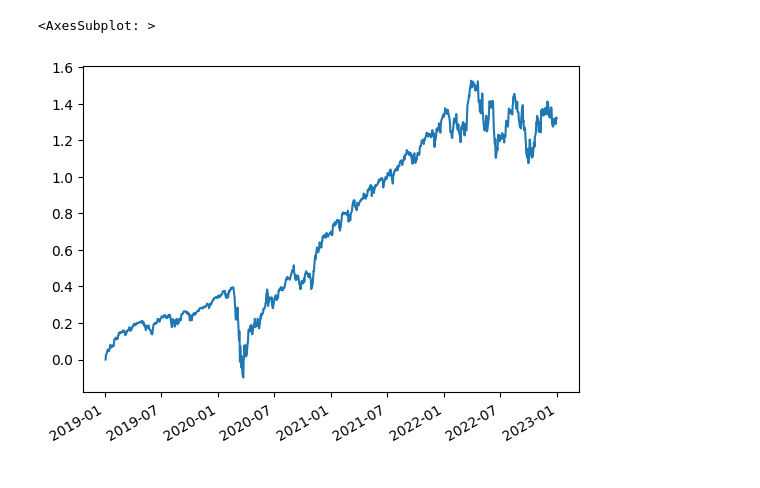
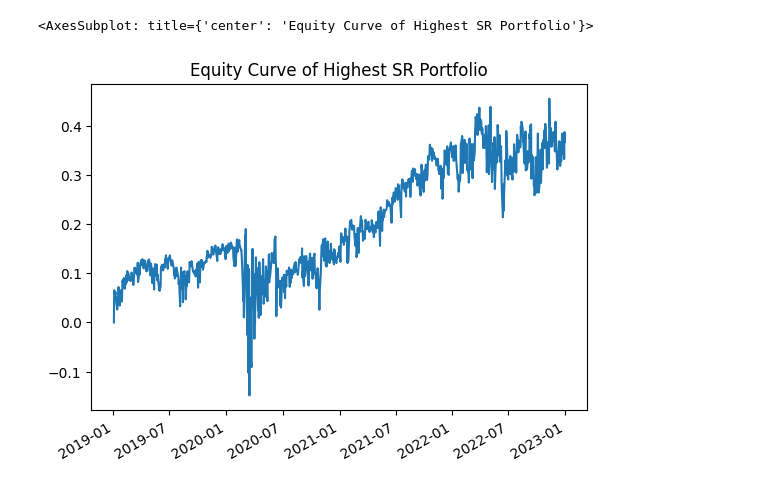
Before and after one commit to WilliamClintC/Deflated-Sharpe-Ratio, a Jupyter notebook: Main.ipynb, the cells around one changed output. Saved outputs shown, nothing was run; the diff lists cells and outputs as text; code cells hidden in the pictures.

```diff
--- a/Main.ipynb
+++ b/Main.ipynb
@@ -96,0 +116,36 @@ returns_to_equity(df_pfs_returns.sample(n=10, axis=1)).plot(figsize=(15, 10), le
+# %%
+
+etfs_returns = etf_sector_returns_normalized
+universe = etf_sector_returns.columns
+
+
+# Define methods
+def generate_random_weights():
+    l = [0.01, 0.25, 0.5, 0.75, 1]  # do not use 0, for avoiding zero division
+
+    random_weights = np.random.choice(l, size=(etfs_returns.shape), replace=True)
+    random_weights = np.divide(random_weights, random_weights.sum(axis=1)[:, None])
+
+    weights_df = pd.DataFrame(random_weights, index=etfs_returns.index, columns=etfs_returns.columns)
+
+    return weights_df
+def simulate(assets_returns, assets_weights):
+    assets_weights = assets_weights.ffill()
+    pf_returns = assets_returns.add(1).mul(assets_weights.shift(1)).sum(axis=1).sub(1)
+    pf_returns.iloc[0] = 0  # first day return is 0, because we do not have weights for yesterday
+    return pf_returns
+
+def returns_to_equity(returns):
+    equity = returns.add(1).cumprod().sub(1)
+    return equity
+# Run simulations
+M = 5000
+
+df_pfs_returns = pd.DataFrame()
+
+for i in tqdm(range(M)):
+    random_weights = generate_random_weights()
+    _pf_returns = simulate(etfs_returns, random_weights)
+    df_pfs_returns[i] = _pf_returns
+#Plot 10 random portfolios
+returns_to_equity(df_pfs_returns.sample(n=10, axis=1)).plot(figsize=(15, 10), legend=True, title='Sample of Random Portfolios')
@@ -97,17 +155,18 @@ returns_to_equity(df_pfs_returns.sample(n=10, axis=1)).plot(figsize=(15, 10), le
 # %%
 #We now have random portfolio alocations for industry sector ETFs
 # We look for highest SR and PSR
 ann_best_srs = ann_estimated_sharpe_ratio(df_pfs_returns).sort_values(ascending=False)
 prob_best_srs=probabilistic_sharpe_ratio(returns=df_pfs_returns, sr_benchmark=0).sort_values(ascending=False)
 ann_best_srs
 
 best_psr_pf_name = probabilistic_sharpe_ratio(returns=df_pfs_returns, sr_benchmark=0).sort_values(ascending=False).index[0]
 best_psr_pf_returns = df_pfs_returns[best_psr_pf_name]
 best_psr_pf_name
-returns_to_equity(best_psr_pf_returns).plot() #plot equity curve line
+
+returns_to_equity(best_psr_pf_returns).plot(title='Equity Curve of Highest SR Portfolio')
 # %% [output]
-<AxesSubplot: >
+<AxesSubplot: title={'center': 'Equity Curve of Highest SR Portfolio'}>
-[figure, old version]
+[figure, new version]
 # %%
 dsr = deflated_sharpe_ratio(trials_returns=df_pfs_returns, returns_selected=best_psr_pf_returns)
 print("The best portfolio is portfolio",ann_best_srs.index[0],"with Sharpe Ratio",ann_best_srs.iloc[0],"and Prob. Sharpe Ratio",prob_best_srs[0],"the deflated sharpe ratio is",dsr)
```
Also changed, not shown: parts of 5 cells of this notebook, 1 other file.
